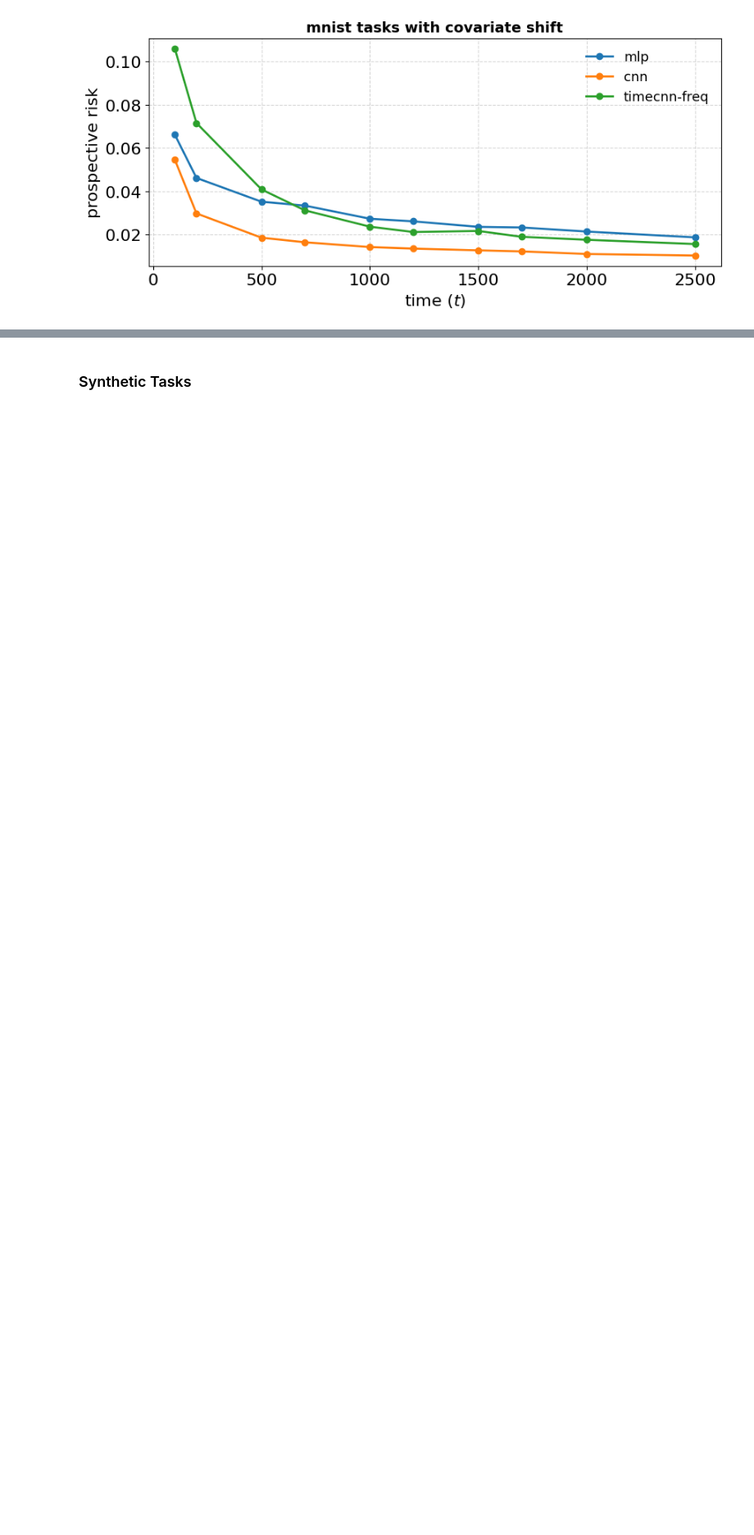
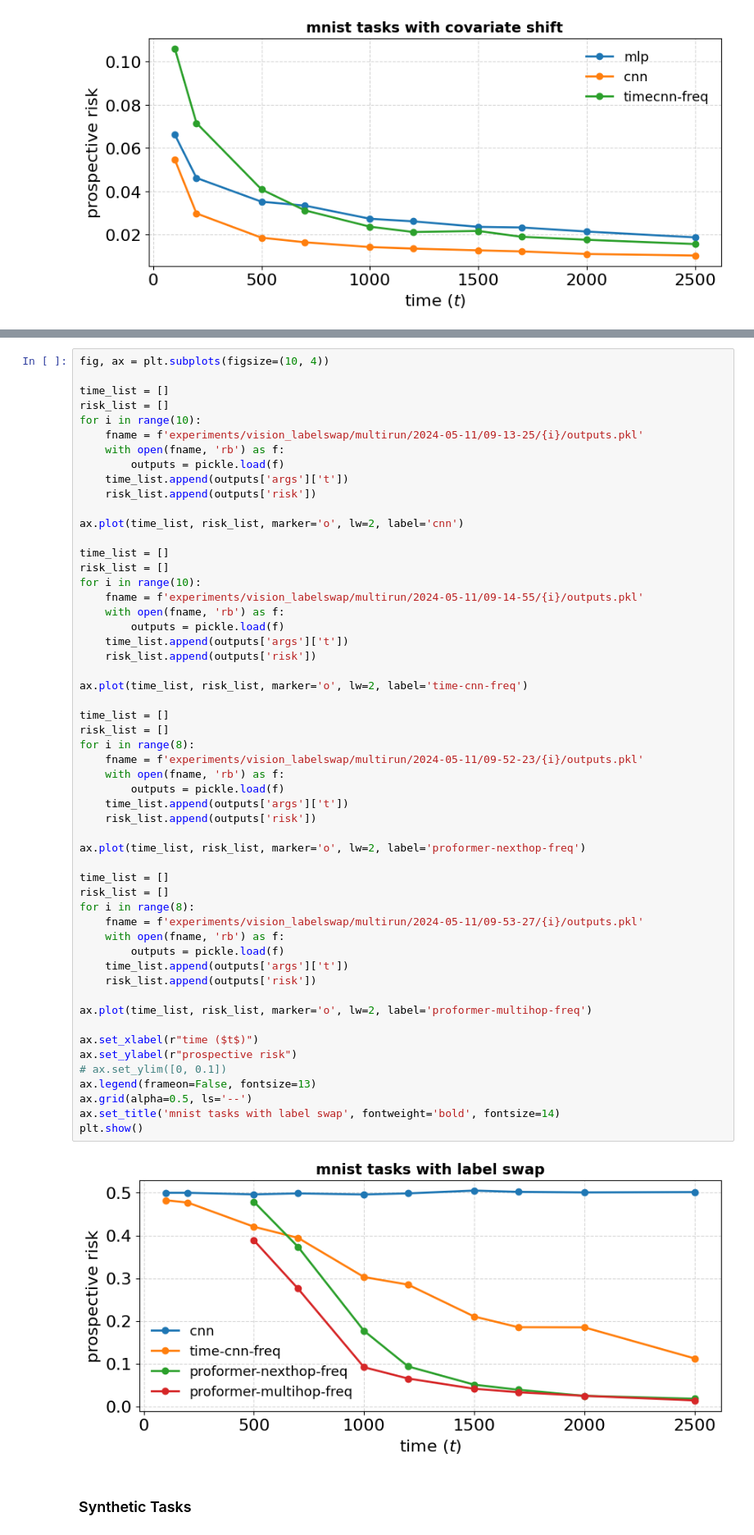
Before and after one commit to YuxinB/ProL, a Jupyter notebook: figures.ipynb, the cells around one changed output, grey strips where cells are left out. Shown at 82% size. Drawn from its saved outputs; the diff is of its cells as text; blank space fills up the shorter version.

```diff
--- a/figures.ipynb
+++ b/figures.ipynb
@@ -166,3 +203,59 @@ plt.show()
+# %%
+fig, ax = plt.subplots(figsize=(10, 4))
+
+time_list = []
+risk_list = []
+for i in range(10):
+    fname = f'experiments/vision_labelswap/multirun/2024-05-11/09-13-25/{i}/outputs.pkl'
+    with open(fname, 'rb') as f:
+        outputs = pickle.load(f)
+    time_list.append(outputs['args']['t'])
+    risk_list.append(outputs['risk'])
+
+ax.plot(time_list, risk_list, marker='o', lw=2, label='cnn')
+
+time_list = []
+risk_list = []
+for i in range(10):
+    fname = f'experiments/vision_labelswap/multirun/2024-05-11/09-14-55/{i}/outputs.pkl'
+    with open(fname, 'rb') as f:
+        outputs = pickle.load(f)
+    time_list.append(outputs['args']['t'])
+    risk_list.append(outputs['risk'])
+
+ax.plot(time_list, risk_list, marker='o', lw=2, label='time-cnn-freq')
+
+time_list = []
+risk_list = []
+for i in range(8):
+    fname = f'experiments/vision_labelswap/multirun/2024-05-11/09-52-23/{i}/outputs.pkl'
+    with open(fname, 'rb') as f:
+        outputs = pickle.load(f)
+    time_list.append(outputs['args']['t'])
+    risk_list.append(outputs['risk'])
+
+ax.plot(time_list, risk_list, marker='o', lw=2, label='proformer-nexthop-freq')
+
+time_list = []
+risk_list = []
+for i in range(8):
+    fname = f'experiments/vision_labelswap/multirun/2024-05-11/09-53-27/{i}/outputs.pkl'
+    with open(fname, 'rb') as f:
+        outputs = pickle.load(f)
+    time_list.append(outputs['args']['t'])
+    risk_list.append(outputs['risk'])
+
+ax.plot(time_list, risk_list, marker='o', lw=2, label='proformer-multihop-freq')
+
+ax.set_xlabel(r"time ($t$)")
+ax.set_ylabel(r"prospective risk")
+# ax.set_ylim([0, 0.1])
+ax.legend(frameon=False, fontsize=13)
+ax.grid(alpha=0.5, ls='--')
+ax.set_title('mnist tasks with label swap', fontweight='bold', fontsize=14)
+plt.show()
+# %% [output]
+[figure, added]
 # %% [markdown]
 ### Synthetic Tasks
 # %%
```
Also changed, not shown: parts of 3 cells of this notebook, 7 other files.
